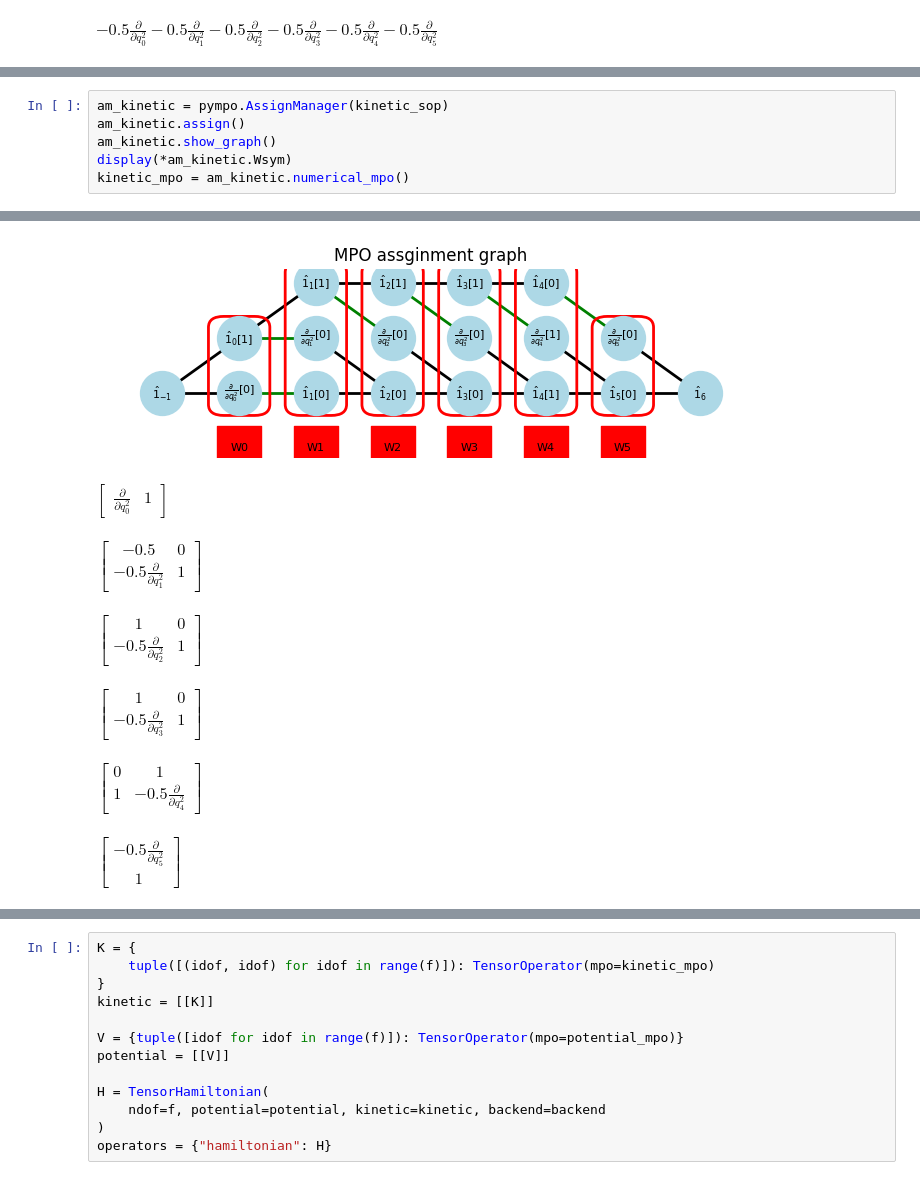
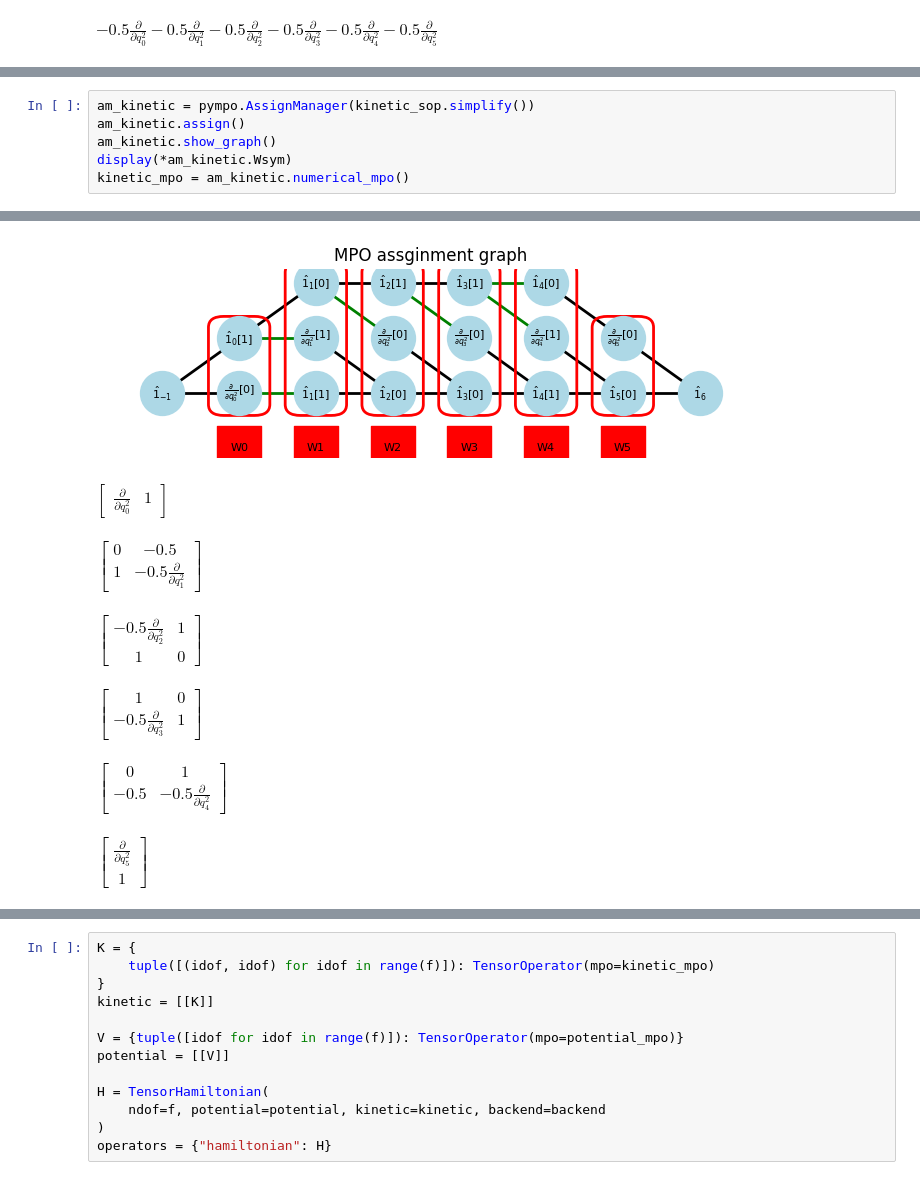
Before and after one commit to KenHino/PyMPO, a Jupyter notebook: docs/example/pytdscf-henon-heiles.ipynb, the cells around one changed output, grey strips where cells are left out. Drawn from its saved outputs; the diff is of its cells as text.

```diff
--- a/docs/example/pytdscf-henon-heiles.ipynb
+++ b/docs/example/pytdscf-henon-heiles.ipynb
@@ -93,7 +93,7 @@ potential_sop.symbol
 # %% [output]
 $\displaystyle \lambda \omega^{1.5} q^{2}_{0} q_{1} + \lambda \omega^{1.5} q^{2}_{1} q_{2} + \lambda \omega^{1.5} q^{2}_{2} q_{3} + \lambda \omega^{1.5} q^{2}_{3} q_{4} + \lambda \omega^{1.5} q^{2}_{4} q_{5} - \frac{\lambda \omega^{1.5} q^{3}_{0}}{3} - \frac{\lambda \omega^{1.5} q^{3}_{1}}{3} - \frac{\lambda \omega^{1.5} q^{3}_{2}}{3} - \frac{\lambda \omega^{1.5} q^{3}_{3}}{3} - \frac{\lambda \omega^{1.5} q^{3}_{4}}{3} + \frac{\omega^{2} q^{2}_{0}}{2} + \frac{\omega^{2} q^{2}_{1}}{2} + \frac{\omega^{2} q^{2}_{2}}{2} + \frac{\omega^{2} q^{2}_{3}}{2} + \frac{\omega^{2} q^{2}_{4}}{2} + \frac{\omega^{2} q^{2}_{5}}{2}$
 # %%
-am_kinetic = pympo.AssignManager(kinetic_sop)
+am_kinetic = pympo.AssignManager(kinetic_sop.simplify())
 am_kinetic.assign()
 am_kinetic.show_graph()
 display(*am_kinetic.Wsym)
@@ -108,8 +108,8 @@ kinetic_mpo = am_kinetic.numerical_mpo()
-[figure, old version]
+[figure, new version]
 $\displaystyle \left[\begin{matrix}\frac{\partial}{\partial q^2_0} & 1\end{matrix}\right]$
-$\displaystyle \left[\begin{matrix}-0.5 & 0\\- 0.5 \frac{\partial}{\partial q^2_1} & 1\end{matrix}\right]$
+$\displaystyle \left[\begin{matrix}0 & -0.5\\1 & - 0.5 \frac{\partial}{\partial q^2_1}\end{matrix}\right]$
-$\displaystyle \left[\begin{matrix}1 & 0\\- 0.5 \frac{\partial}{\partial q^2_2} & 1\end{matrix}\right]$
+$\displaystyle \left[\begin{matrix}- 0.5 \frac{\partial}{\partial q^2_2} & 1\\1 & 0\end{matrix}\right]$
 $\displaystyle \left[\begin{matrix}1 & 0\\- 0.5 \frac{\partial}{\partial q^2_3} & 1\end{matrix}\right]$
-$\displaystyle \left[\begin{matrix}0 & 1\\1 & - 0.5 \frac{\partial}{\partial q^2_4}\end{matrix}\right]$
+$\displaystyle \left[\begin{matrix}0 & 1\\-0.5 & - 0.5 \frac{\partial}{\partial q^2_4}\end{matrix}\right]$
-$\displaystyle \left[\begin{matrix}- 0.5 \frac{\partial}{\partial q^2_5}\\1\end{matrix}\right]$
+$\displaystyle \left[\begin{matrix}\frac{\partial}{\partial q^2_5}\\1\end{matrix}\right]$
 # %%
```
Also changed, not shown: parts of 4 cells of this notebook, 8 other files.
